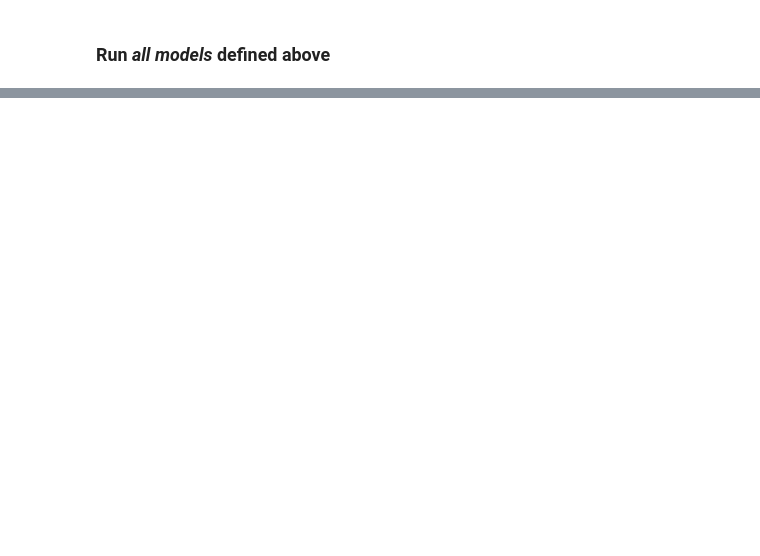
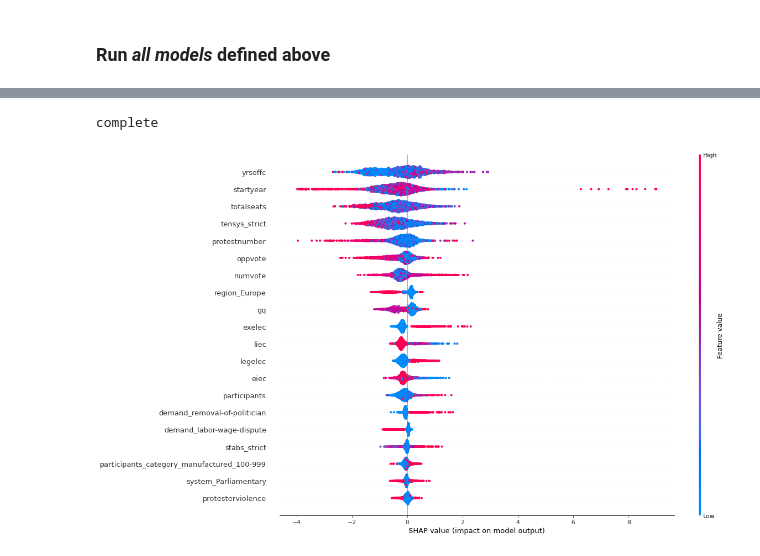
Before and after one commit to sethnlewis/Predicting-Political-Revolutions, a Jupyter notebook: notebooks/MODEL - ALL.ipynb, the cells around one changed output, grey strips where cells are left out. Cells and saved outputs as stored; diff of their text form; code cells hidden in the pictures; blank space fills up the shorter version.

```diff
--- a/notebooks/MODEL - ALL.ipynb
+++ b/notebooks/MODEL - ALL.ipynb
@@ -498,0 +526,69 @@ memory usage: 1.9+ MB
+# %%
+
+
+
+# ADAPTED FROM CODE FOUND HERE: https://towardsdatascience.com/explain-any-models-with-the-shap-values-use-the-kernelexplainer-79de9464897a
+def get_df(df_train, df_test):
+
+    df_train.reset_index(inplace=True, drop=True)
+    df_test.reset_index(inplace=True, drop=True)
+
+
+    # CATEGORICALS
+    df_train_cat = df_train.select_dtypes('object')
+    df_test_cat = df_test.select_dtypes('object')
+    ohe = OneHotEncoder(sparse=False, handle_unknown='ignore')
+    ohe.fit(df_train_cat)
+    df_train_cat_ohe = ohe.transform(df_train_cat)
+    df_test_cat_ohe = ohe.transform(df_test_cat)
+    names_ohe = ohe.get_feature_names(df_train_cat[df_train_cat.columns].columns)
+
+
+    # NUMERIC
+    df_train_num = df_train.select_dtypes('number')
+    df_test_num = df_test.select_dtypes('number')
+
+
+    # COMBINE CATEGORICAL AND NUMERIC
+    df_train_expanded = pd.DataFrame(df_train_cat_ohe, columns=names_ohe)
+    df_test_expanded = pd.DataFrame(df_test_cat_ohe, columns=names_ohe)
+
+    df_train_expanded[df_train_num.columns] = df_train_num
+    df_test_expanded[df_test_num.columns] = df_test_num
+
+
+    # SCALE DATA
+    ss = StandardScaler()
+    ss.fit(df_train_expanded)
+    df_train_expanded_scaled = ss.transform(df_train_expanded)
+    df_test_expanded_scaled = ss.transform(df_test_expanded)
+
+    # CONVERT FROM ARRAY TO DF
+    df_train_expanded_scaled = pd.DataFrame(df_train_expanded_scaled, columns=df_train_expanded.columns)
+    df_test_expanded_scaled = pd.DataFrame(df_test_expanded_scaled, columns=df_test_expanded.columns)
+
+    return df_train_expanded_scaled, df_test_expanded_scaled
+
+
+def produce_shap_plot(df_train, target_train, df_test, target_test, model_shap):
+
+    df_train, df_test = get_df(df_train, df_test)
+    plt.figure()
+
+
+    model_shap = model_shap.steps[2][1]
+    model_shap.fit(df_train, target_train)
+    pred = model_shap.predict(df_test)
+
+    explainer = shap.TreeExplainer(model_shap)
+    shap_values = explainer.shap_values(df_test)
+    shap.summary_plot(shap_values, df_test, show=False, plot_size=(16, 12))
+
+
+
+
+
+produce_shap_plot(x_train, y_train, x_test, y_test, clone(model))
+# %% [output]
+complete
+[figure, added]
```
Also changed, not shown: parts of 14 cells of this notebook.
